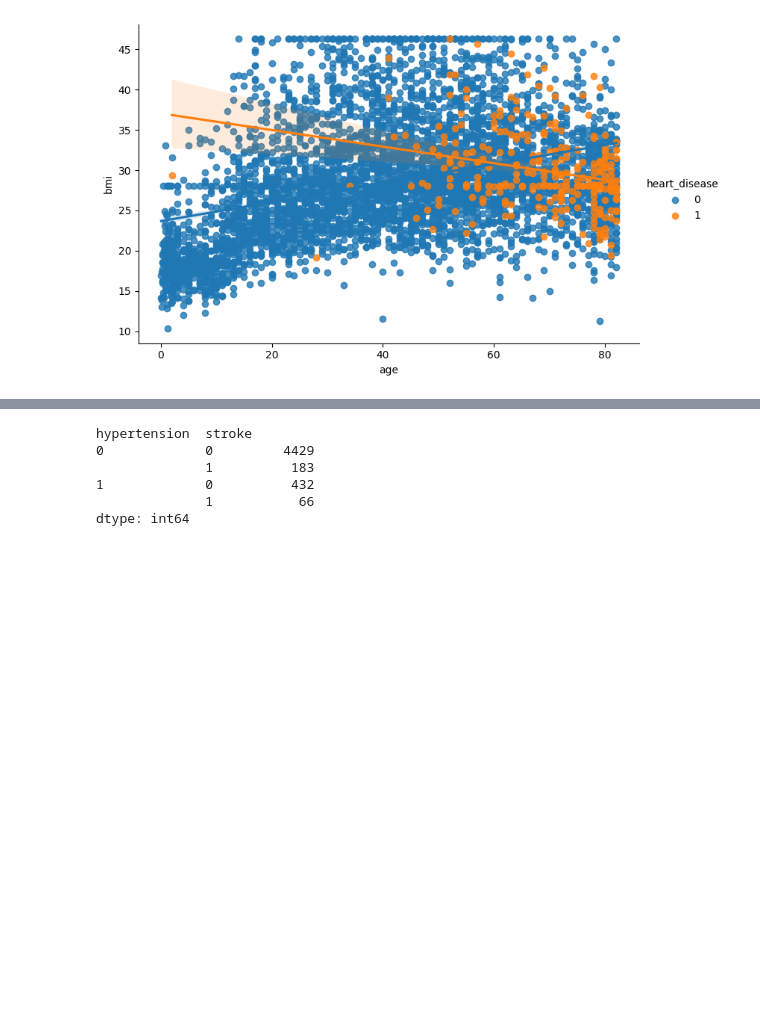
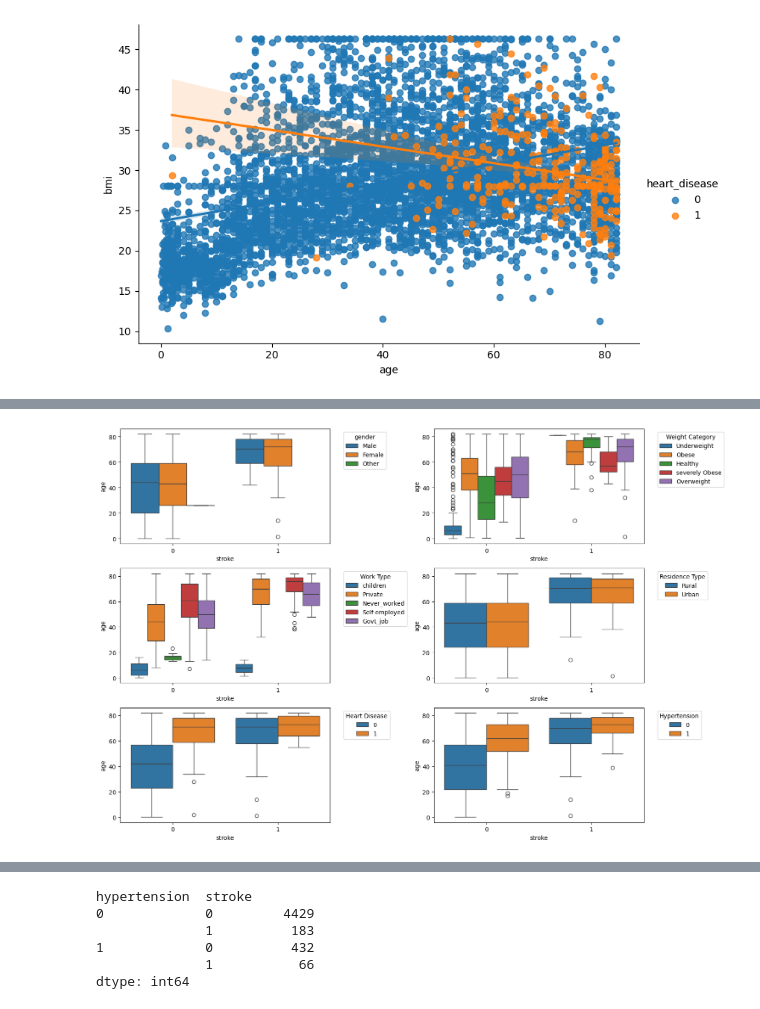
Before and after one commit to Lailah-Idrees/DA2_Assessment, a Jupyter notebook: jupyter_notebooks/Data_Visualisation.ipynb, the cells around one changed output, grey strips where cells are left out. Cells and saved outputs as stored; diff of their text form; code cells hidden in the pictures; blank space fills up the shorter version.

```diff
--- a/jupyter_notebooks/Data_Visualisation.ipynb
+++ b/jupyter_notebooks/Data_Visualisation.ipynb
@@ -271,0 +320,47 @@ plt.show()
+# %%
+fig,axes = plt.subplots(nrows=3, ncols=2, figsize=(15,10))
+sns.boxplot(data=df, x='stroke', y='age',hue='gender', ax=axes[0][0])
+axes[0][0].legend(
+title="gender",
+bbox_to_anchor=(1.05, 1),
+loc="upper left"
+)
+
+sns.boxplot(data=df, x='stroke', y='age', hue='weight_category', ax=axes[0][1])
+axes[0][1].legend(
+title="Weight Category",
+bbox_to_anchor=(1.05, 1),
+loc="upper left"
+)
+
+sns.boxplot(data=df, x='stroke', y='age', hue='work_type', ax=axes[1][0])
+axes[1][0].legend(
+title="Work Type",
+bbox_to_anchor=(1.05, 1),
+loc="upper left"
+)
+
+sns.boxplot(data=df, x='stroke', y='age', hue='Residence_type', ax=axes[1][1])
+axes[1][1].legend(
+title="Residence Type",
+bbox_to_anchor=(1.05, 1),
+loc="upper left"
+    )
+
+sns.boxplot(data=df, x='stroke', y='age', hue='heart_disease', ax=axes[2][0])
+axes[2][0].legend(
+title="Heart Disease",
+bbox_to_anchor=(1.05, 1),
+loc="upper left"
+    )
+
+sns.boxplot(data=df, x='stroke', y='age', hue='hypertension', ax=axes[2][1])
+axes[2][1].legend(
+title="Hypertension",
+bbox_to_anchor=(1.05, 1),
+loc="upper left"
+)
+
+plt.tight_layout()
+# %% [output]
+[figure, added]
```
Also changed, not shown: parts of 15 cells of this notebook.
